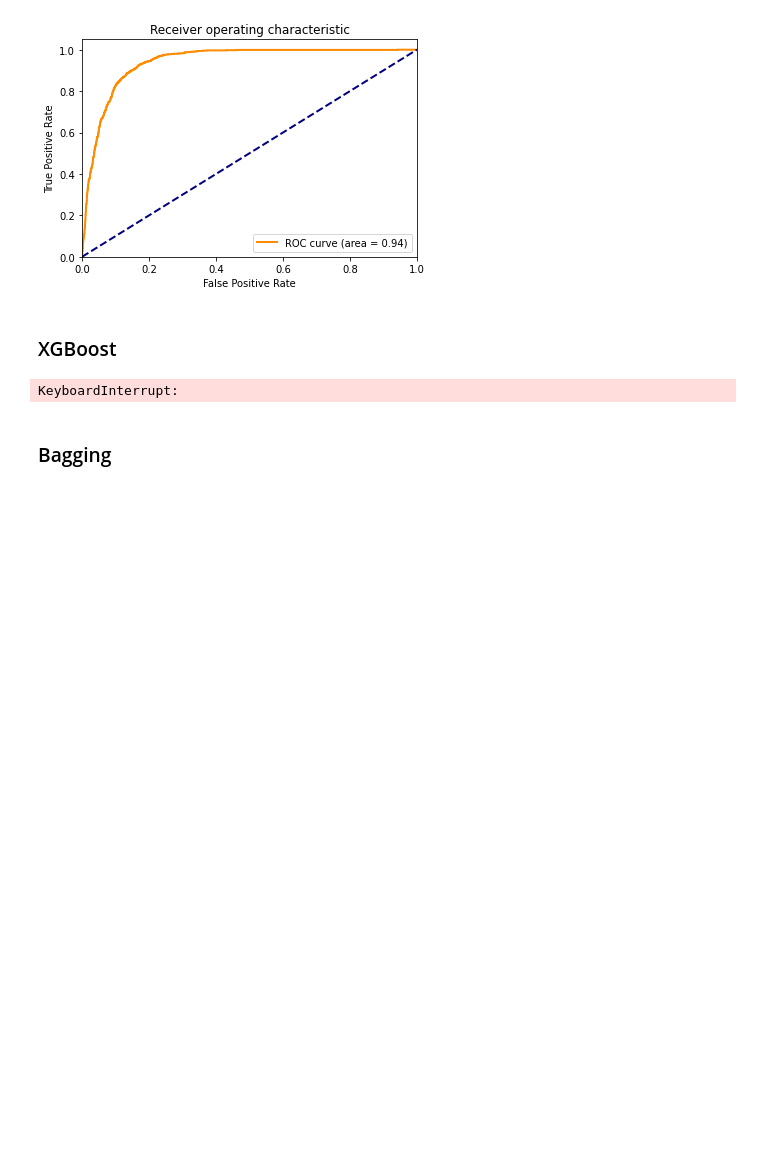
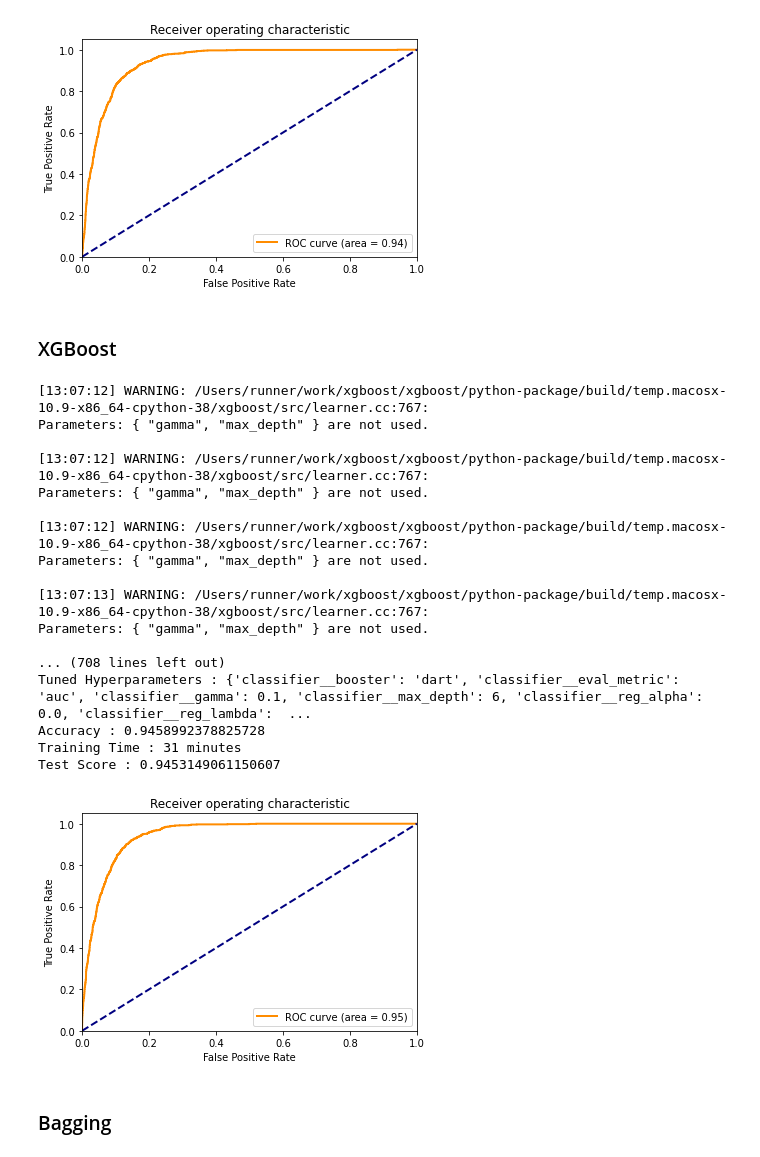
Before and after one commit to gitkym/uvs_bank_marketing_project, a Jupyter notebook: decision_trees.ipynb, the cells around one changed output. Drawn from its saved outputs; the diff is of its cells as text; code cells hidden in the pictures; blank space fills up the shorter version.

```diff
--- a/decision_trees.ipynb
+++ b/decision_trees.ipynb
@@ -190,33 +203,50 @@ Test Score : 0.9402804942075668
 # %% [markdown]
 ### XGBoost
 # %%
+reload(param_grids)
 random_state = 42
 folds = 5
 
 model_name = f'new_xgb_{folds}'
 model = XGBClassifier(random_state=random_state, n_jobs=-1)
 parameters = param_grids.param_xgb  # Check in param_grids.py for the parameters, uncomment if you want to test different boosters like linear or dart
 
 df = df_orig.copy()
 
-# Replace 'no' and 'yes' with 0 and 1, respectively
-df['y'] = df['y'].map({'no': 0, 'yes': 1})
-
 clf_grid, time, test_score = make_model_nl(df, model, parameters, test_size=0.2, folds=folds)
 
 pickle.dump(clf_grid, open(f'trained_models/{model_name}.pkl', 'wb'))
 
 output_file = f'trained_models/{model_name}.txt'
+
+warnings.filterwarnings("ignore", message=".*Parameters: { \"gamma\", \"max_depth\" } are not used.*")
 
 with open(output_file, 'w') as f:
     # Write the tuned hyperparameters and accuracy to file
     f.write(f"Tuned Hyperparameters: {clf_grid.best_params_}\n")
     f.write(f"Accuracy: {clf_grid.best_score_}\n")
     # Write training time in minutes to file
     f.write(f"Training Time: {time} minutes\n")
     f.write(f"Test Score: {test_score}\n")
 # %% [output]
-KeyboardInterrupt:
+[13:07:12] WARNING: /Users/runner/work/xgboost/xgboost/python-package/build/temp.macosx-10.9-x86_64-cpython-38/xgboost/src/learner.cc:767:
+Parameters: { "gamma", "max_depth" } are not used.
+
+[13:07:12] WARNING: /Users/runner/work/xgboost/xgboost/python-package/build/temp.macosx-10.9-x86_64-cpython-38/xgboost/src/learner.cc:767:
+Parameters: { "gamma", "max_depth" } are not used.
+
+[13:07:12] WARNING: /Users/runner/work/xgboost/xgboost/python-package/build/temp.macosx-10.9-x86_64-cpython-38/xgboost/src/learner.cc:767:
+Parameters: { "gamma", "max_depth" } are not used.
+
+[13:07:13] WARNING: /Users/runner/work/xgboost/xgboost/python-package/build/temp.macosx-10.9-x86_64-cpython-38/xgboost/src/learner.cc:767:
+Parameters: { "gamma", "max_depth" } are not used.
+
+... (708 lines left out)
+Tuned Hyperparameters : {'classifier__booster': 'dart', 'classifier__eval_metric': 'auc', 'classifier__gamma': 0.1, 'classifier__max_depth': 6, 'classifier__reg_alpha': 0.0, 'classifier__reg_lambda':  ...
+Accuracy : 0.9458992378825728
+Training Time : 31 minutes
+Test Score : 0.9453149061150607
+[figure, added]
 # %% [markdown]
 ### Bagging
 # %%
```
Also changed, not shown: parts of 16 cells of this notebook, 23 other files.
